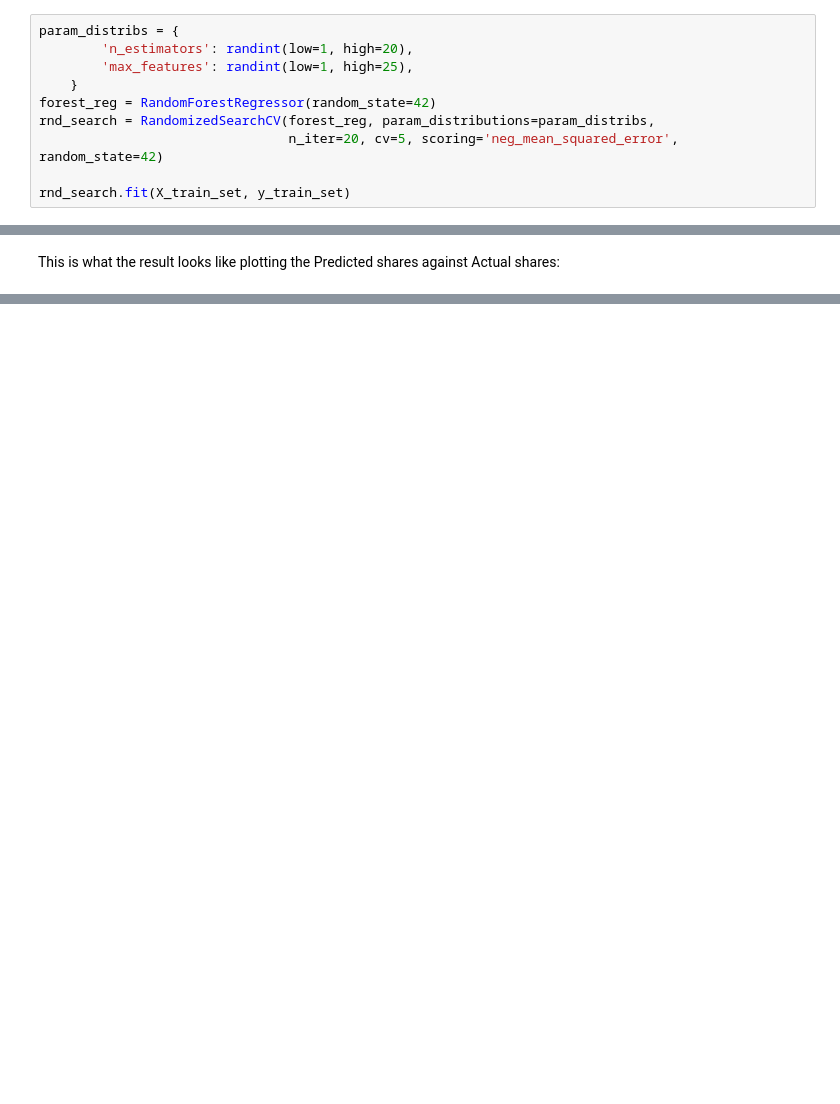
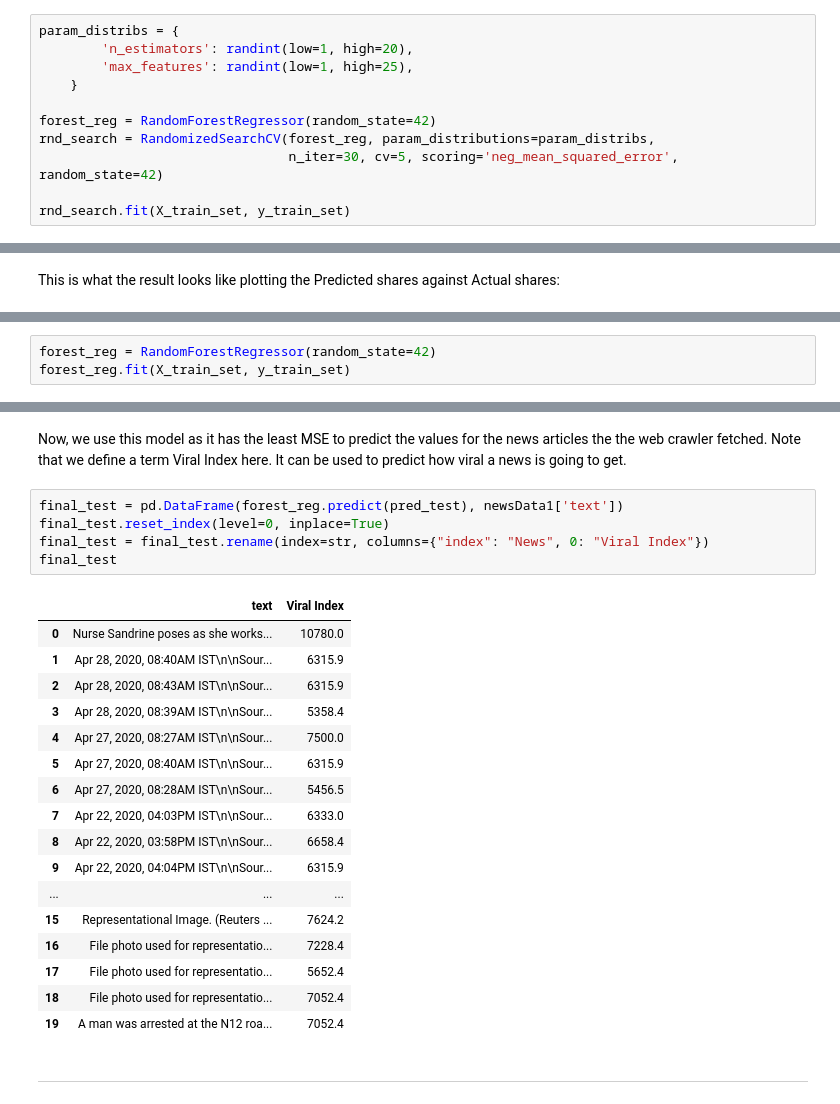
Before and after one commit to AnshMittal1811/NewsViralIndexPrediction, a Jupyter notebook: Likelihood_News_Virality.ipynb, the cells around one changed output, grey strips where cells are left out. Saved outputs shown, nothing was run; the diff lists cells and outputs as text; blank space fills up the shorter version.

```diff
--- a/Likelihood_News_Virality.ipynb
+++ b/Likelihood_News_Virality.ipynb
@@ -950,8 +950,9 @@ param_distribs = {
         'n_estimators': randint(low=1, high=20),
         'max_features': randint(low=1, high=25),
     }
+
 forest_reg = RandomForestRegressor(random_state=42)
 rnd_search = RandomizedSearchCV(forest_reg, param_distributions=param_distribs,
-                                n_iter=20, cv=5, scoring='neg_mean_squared_error', random_state=42)
+                                n_iter=30, cv=5, scoring='neg_mean_squared_error', random_state=42)
 
 rnd_search.fit(X_train_set, y_train_set)
@@ -1039,0 +1142,3 @@ r2_score( Actual_shares, Predicted_shares)
+# %%
+forest_reg = RandomForestRegressor(random_state=42)
+forest_reg.fit(X_train_set, y_train_set)
@@ -1039,0 +1172,27 @@ r2_score( Actual_shares, Predicted_shares)
+# %% [markdown]
+Now, we use this model as it has the least MSE to predict the values for the news articles the the web crawler fetched. Note that we define a term Viral Index here. It can be used to predict how viral a news is going to get.
+# %%
+final_test = pd.DataFrame(forest_reg.predict(pred_test), newsData1['text'])
+final_test.reset_index(level=0, inplace=True)
+final_test = final_test.rename(index=str, columns={"index": "News", 0: "Viral Index"})
+final_test
+# %% [output]
+|  | text | Viral Index |
+| 0 | Nurse Sandrine poses as she works... | 10780.0 |
+| 1 | Apr 28, 2020, 08:40AM IST\n\nSour... | 6315.9 |
+| 2 | Apr 28, 2020, 08:43AM IST\n\nSour... | 6315.9 |
+| 3 | Apr 28, 2020, 08:39AM IST\n\nSour... | 5358.4 |
+| 4 | Apr 27, 2020, 08:27AM IST\n\nSour... | 7500.0 |
+| 5 | Apr 27, 2020, 08:40AM IST\n\nSour... | 6315.9 |
+| 6 | Apr 27, 2020, 08:28AM IST\n\nSour... | 5456.5 |
+| 7 | Apr 22, 2020, 04:03PM IST\n\nSour... | 6333.0 |
+| 8 | Apr 22, 2020, 03:58PM IST\n\nSour... | 6658.4 |
+| 9 | Apr 22, 2020, 04:04PM IST\n\nSour... | 6315.9 |
+| ... | ... | ... |
+| 15 | Representational Image. (Reuters ... | 7624.2 |
+| 16 | File photo used for representatio... | 7228.4 |
+| 17 | File photo used for representatio... | 5652.4 |
+| 18 | File photo used for representatio... | 7052.4 |
+| 19 | A man was arrested at the N12 roa... | 7052.4 |
+# %% [markdown]
+---
```
Also changed, not shown: parts of 17 cells of this notebook.
